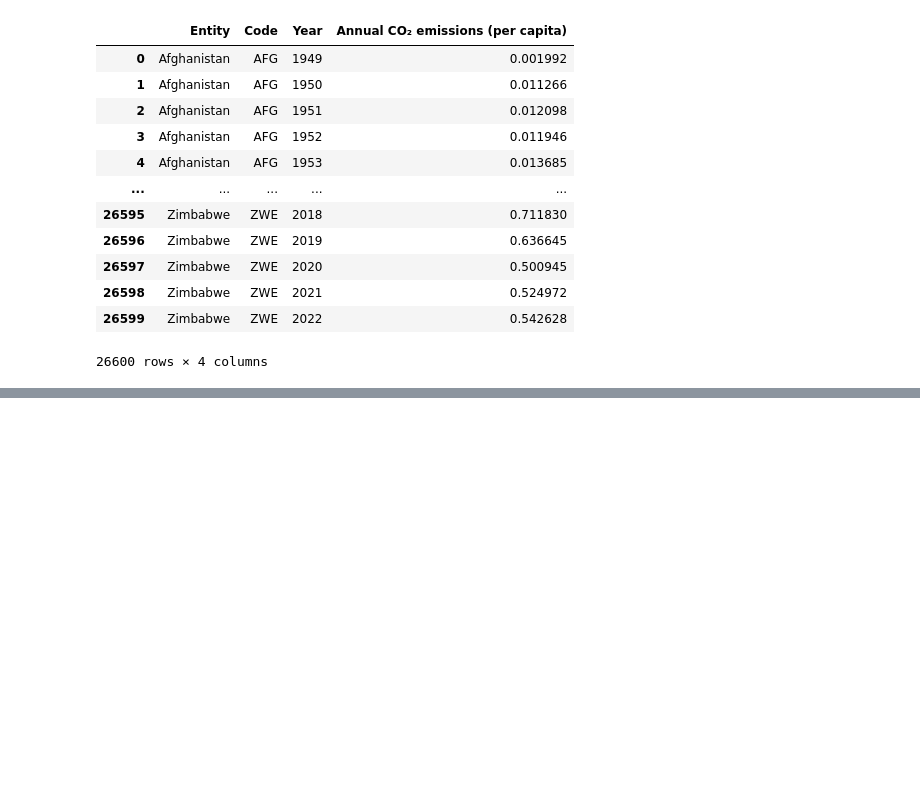
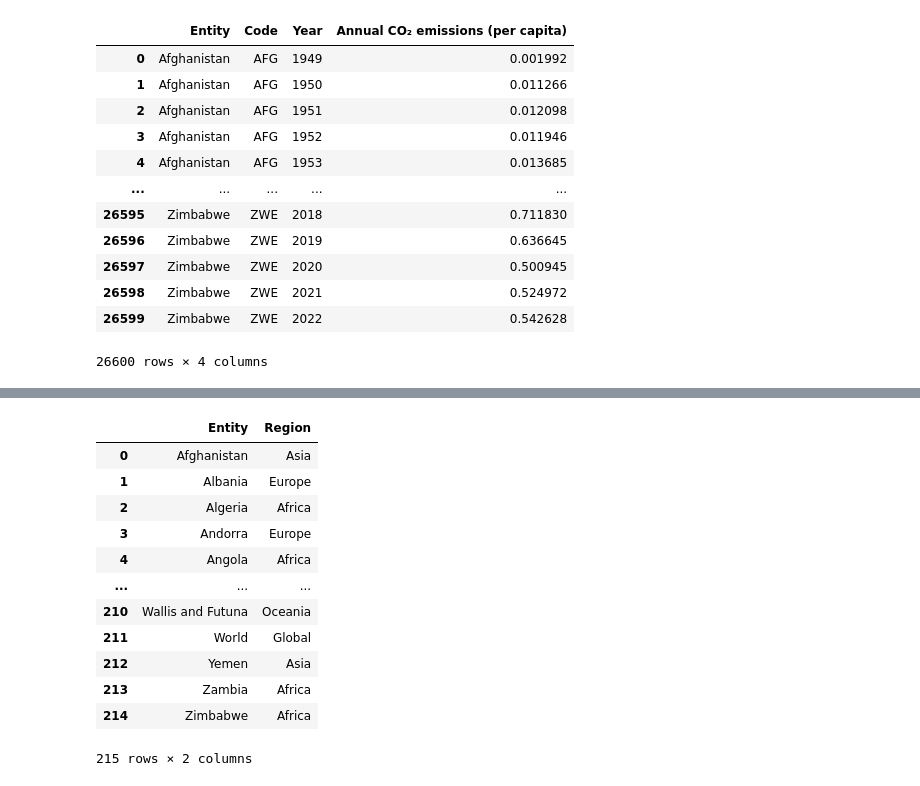
Before and after one commit to AndreStc21/Data_Visualization_Chart_Troopers, a Jupyter notebook: assigment_1/data_preparation.ipynb, the cells around one changed output, grey strips where cells are left out. Drawn from its saved outputs; the diff is of its cells as text; code cells hidden in the pictures; blank space fills up the shorter version.

```diff
--- a/assigment_1/data_preparation.ipynb
+++ b/assigment_1/data_preparation.ipynb
@@ -36,0 +65,17 @@ px.bar(df_last_decade.iloc[:top_n_row], x='Entity', y='Annual CO₂ emissions (p
+# %%
+df_country_region_mapping = pd.read_csv('country-region-mapping.csv')
+df_country_region_mapping
+# %% [output]
+|  | Entity | Region |
+| 0 | Afghanistan | Asia |
+| 1 | Albania | Europe |
+| 2 | Algeria | Africa |
+| 3 | Andorra | Europe |
+| 4 | Angola | Africa |
+| ... | ... | ... |
+| 210 | Wallis and Futuna | Oceania |
+| 211 | World | Global |
+| 212 | Yemen | Asia |
+| 213 | Zambia | Africa |
+| 214 | Zimbabwe | Africa |
+215 rows × 2 columns
```
Also changed, not shown: parts of 7 cells of this notebook, 1 other file.
